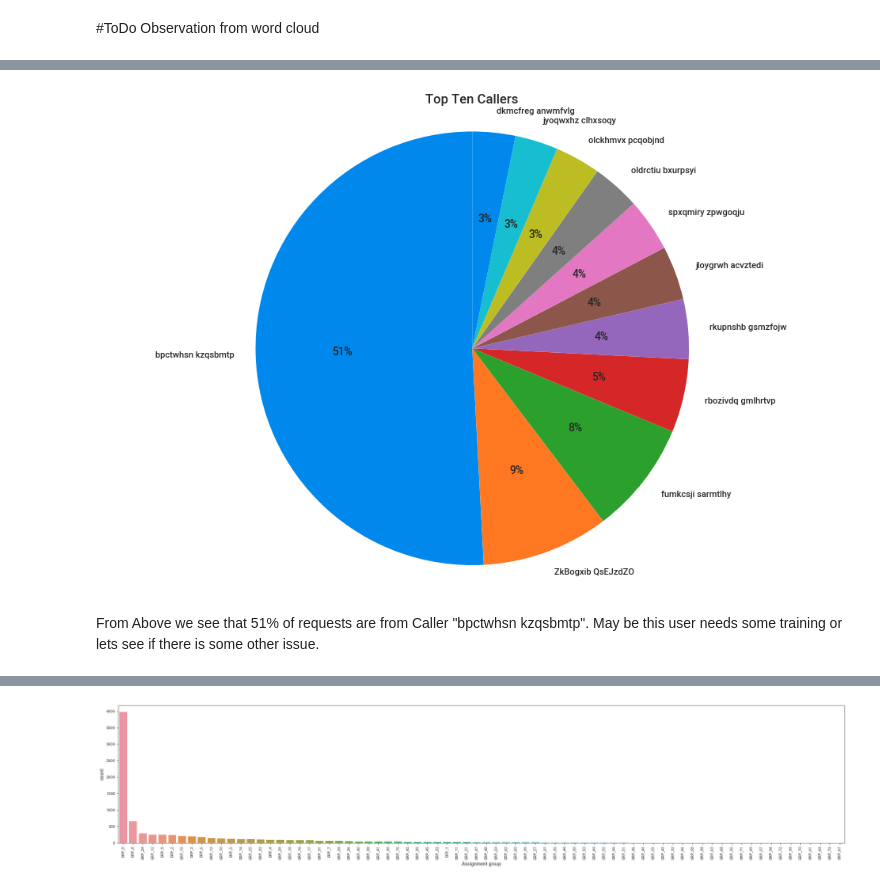
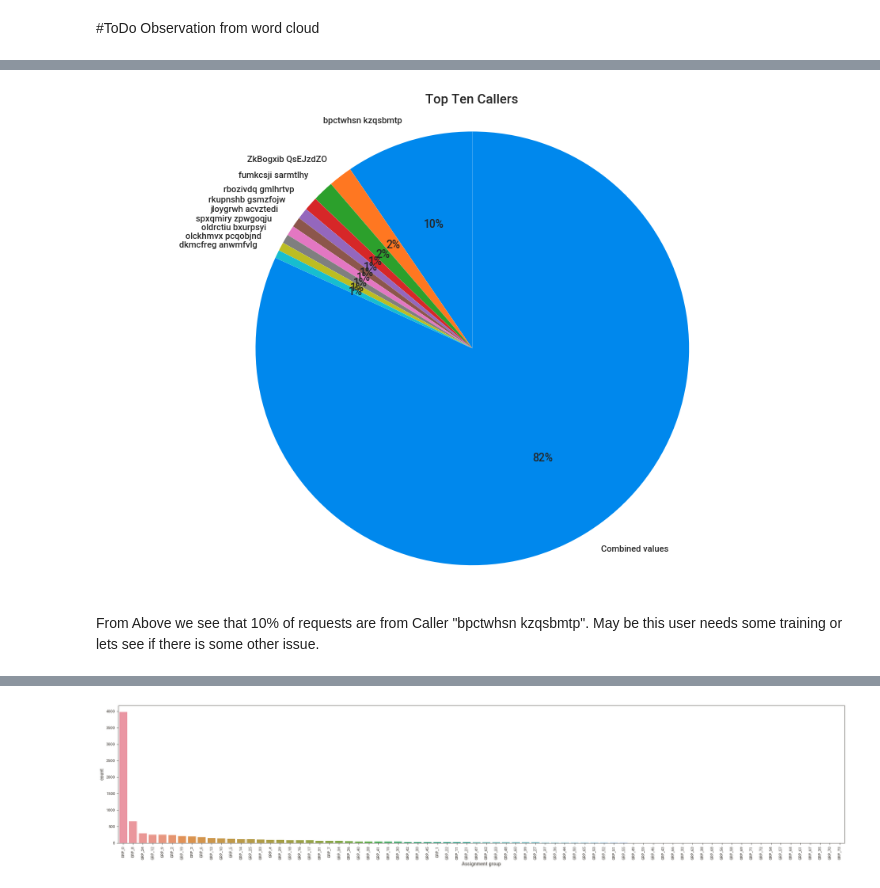
Before and after one commit to dishapalan02/AI-Enabled-IT-Service-Ticketing-tool, a Jupyter notebook: Capstone_Project.ipynb, the cells around one changed output, grey strips where cells are left out. Cells and saved outputs as stored; diff of their text form; code cells hidden in the pictures.

```diff
--- a/Capstone_Project.ipynb
+++ b/Capstone_Project.ipynb
@@ -339,7 +340,7 @@ plt.show()
 # %%
 # Print the counts for unique values of Caller
 caller_counts = incidents_data["Caller"].value_counts().reset_index()
-top_ten_callers = caller_counts[:11].copy()
+top_ten_callers = caller_counts[:10].copy()
 # %%
 #Caller Counts
 print ( "All Caller Counts")
@@ -379,0 +384,7 @@ Top Ten Callers
+# %%
+if len(caller_counts) > 10:
+  remaining_caller_df = pd.DataFrame({"index":['Combined values'],
+                                      "Caller":sum(caller_counts.Caller[10:]) })
+# %%
+top_ten_callers_for_chart = top_ten_callers.append(remaining_caller_df, ignore_index = True)
+top_ten_callers_for_chart
@@ -380,14 +404,14 @@ Top Ten Callers
 # %%
 # Pie chart for top 10 callers
 plt.figure(figsize=(12,8))
-plt.pie(top_ten_callers['Caller'], labels=top_ten_callers['index'],autopct='%1.0f%%',startangle=90)
+plt.pie(top_ten_callers_for_chart['Caller'], labels=top_ten_callers_for_chart['index'],autopct='%1.0f%%',startangle=90)
 plt.title("Top Ten Callers")
 plt.axis('equal')
 plt.show()
 # %% [output]
-[figure, old version]
+[figure, new version]
 # %% [markdown]
-From Above we see that 51% of requests are from Caller "bpctwhsn kzqsbmtp". May be this user needs some training or lets see if there is some other issue.
+From Above we see that 10% of requests are from Caller "bpctwhsn kzqsbmtp". May be this user needs some training or lets see if there is some other issue.
 # %%
 # Print the counts for unique values of Assignment Group
 incidents_data['Assignment group'].value_counts()
```
Also changed, not shown: parts of 58 cells of this notebook.
